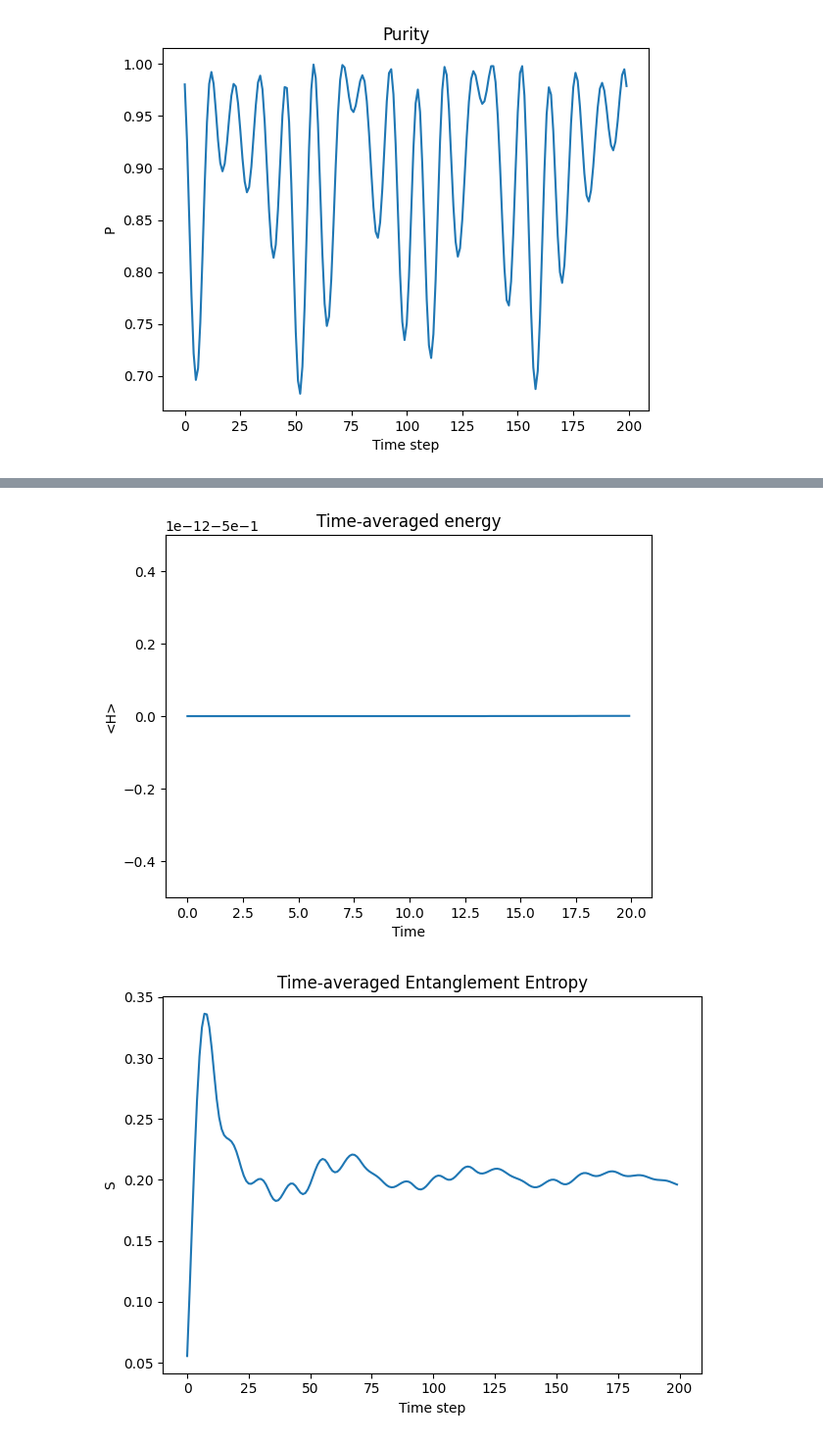
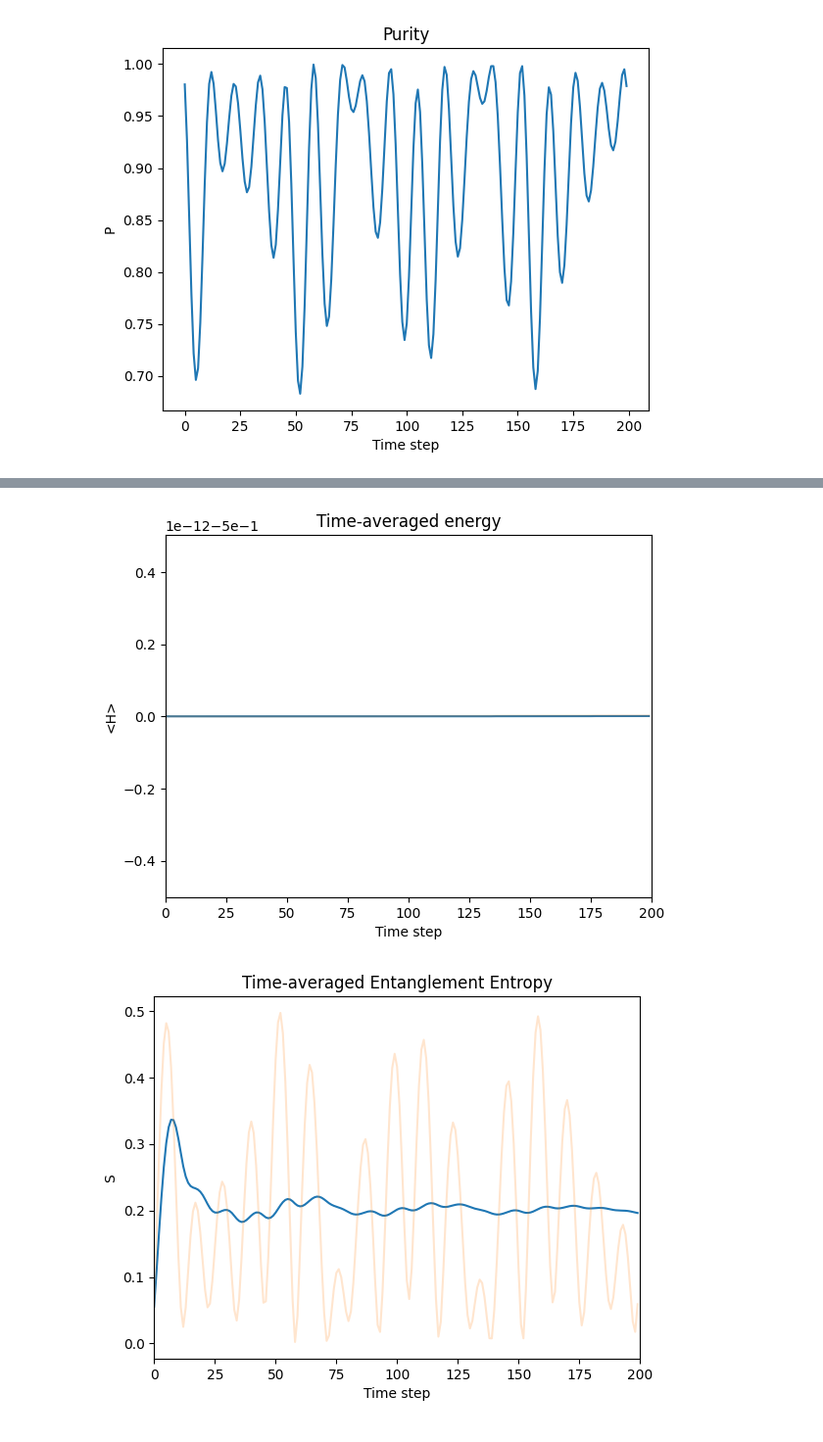
Before and after one commit to TheoHUETQC/qubits-entanglement-matrix-product-states, a Jupyter notebook: td/td1.ipynb, the cells around one changed output, grey strips where cells are left out. Shown at 98% size. Saved outputs shown, nothing was run; the diff lists cells and outputs as text; code cells hidden in the pictures.

```diff
--- a/td/td1.ipynb
+++ b/td/td1.ipynb
@@ -58,23 +74,17 @@ Boucle temporelle
 # %%
-# =========================
-# Évolution temporelle
-# =========================
-
 rho = rho0
 for _ in range(Nt) :
-  #evolution dans le temps de rho
+  # Unitary time evolution of the density matrix
   rho = U @ rho @ Ud
 
-  # on veut verifier que l'energie moyenne est conservé donc on la stocka chaque temps
+  # average energy calculation (to verify that it is conserved and that our simulation is stable)
   averageEnergy.append(np.trace(H @ rho))
 
-  #on calcule l'entropie
-  rho_A = rho[0:2,0:2] + rho[2:4,2:4] #trace partiel de rho(t)
-  eigenValues = np.linalg.eigvals(rho_A) #recuper les eigenvalues
-  S = 0
-  for i in eigenValues :
-    S += - (abs(i)+ epsilon) * np.log(abs(i) + epsilon) # avec le epsilon = 1e⁻8 cela permet d eviter les problemes d instabilité numerique
+  # entropy calculation
+  rho_A = rho[0:2,0:2] + rho[2:4,2:4] # partial trace of rho(t)
+  eigenValues = np.abs(np.linalg.eigvals(rho_A)) + 1e-8  # with epsilon = 1e-8, this avoids numerical instability issues
+  S = -np.sum(eigenValues * np.log(eigenValues))
   entropy_A.append(S)
 
-  #on calcul la purity
+  # purity calculation
   purity.append(np.trace(rho_A @ rho_A))
@@ -118,42 +132,43 @@ Time averaged values as function of T
 # %%
-# =========================
-# Moyennage temporel
-# =========================
+# initialization of lists for measurements
+averageEnergy_T, entropy_A_T, purity_T = [], [], []
 
-averageEnergy_T = []
-entropy_A_T = []
-purity_T = []
 time = np.arange(len(averageEnergy)) * dt
 
 for n in range(1, len(averageEnergy) + 1):
     averageEnergy_T.append(np.mean(averageEnergy[:n]))
     entropy_A_T.append(np.mean(entropy_A[:n]))
     purity_T.append(np.mean(purity[:n]))
 
-#figure de la conservation d'energie
+# Time-averaged energy conservation figure
 plt.figure()
-plt.plot(time, averageEnergy_T)
-plt.xlabel("Time")
+plt.plot(averageEnergy_T)
+plt.plot(averageEnergy, alpha=0.2)
+plt.xlabel("Time step")
 plt.ylabel("<H>")
 plt.title("Time-averaged energy")
+plt.xlim(0,Nt)
 plt.show()
 
-#figure de l'entropie
+# Time-averaged entropy figure
 plt.figure()
 plt.plot(entropy_A_T)
-plt.title("Time-averaged Entanglement Entropy")
+plt.plot(entropy_A,alpha=0.2)
 plt.xlabel("Time step")
 plt.ylabel("S")
-plt.tight_layout()
+plt.title("Time-averaged Entanglement Entropy")
+plt.xlim(0,Nt)
 plt.show()
 
-#figure de la purity
+#Time-averaged purity figure
 plt.figure()
-plt.title("Time-averaged Purity")
+plt.plot(purity_T)
+plt.plot(purity, alpha=0.2)
 plt.xlabel("Time step")
 plt.ylabel("P")
-plt.plot(purity_T)
+plt.title("Time-averaged Purity")
+plt.xlim(0,Nt)
 plt.show()
 # %% [output]
-[figure, old version]
+[figure, new version]
-[figure, old version]
+[figure, new version]
```
Also changed, not shown: parts of 13 cells of this notebook.
